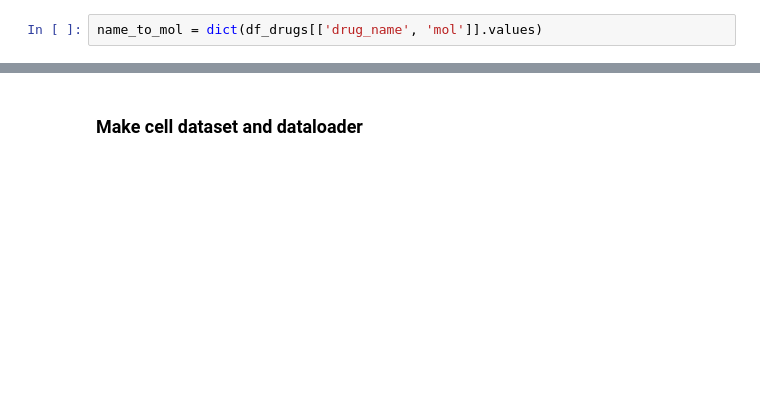
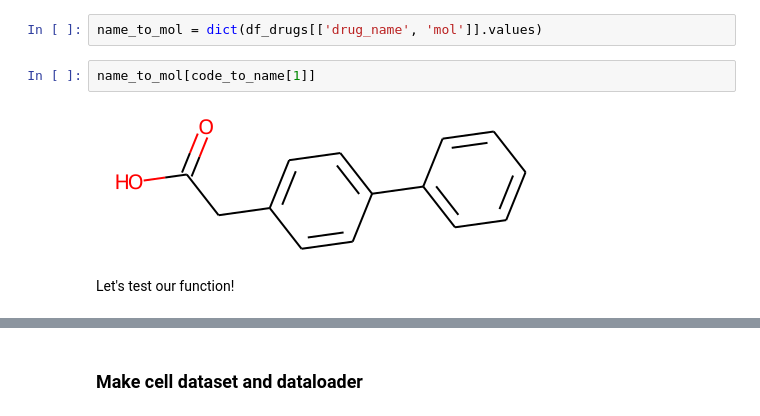
Before and after one commit to manuflores/sandbox, a Jupyter notebook: notebooks/joint_emb.ipynb, the cells around one changed output, grey strips where cells are left out. Saved outputs shown, nothing was run; the diff lists cells and outputs as text; blank space fills up the shorter version.

```diff
--- a/notebooks/joint_emb.ipynb
+++ b/notebooks/joint_emb.ipynb
@@ -149,3 +186,9 @@ code_to_name[1]
 # %%
 name_to_mol = dict(df_drugs[['drug_name', 'mol']].values)
+# %%
+name_to_mol[code_to_name[1]]
+# %% [output]
+[figure, added]
+# %% [markdown]
+Let's test our function!
 # %%
```
Also changed, not shown: parts of 90 cells of this notebook.
